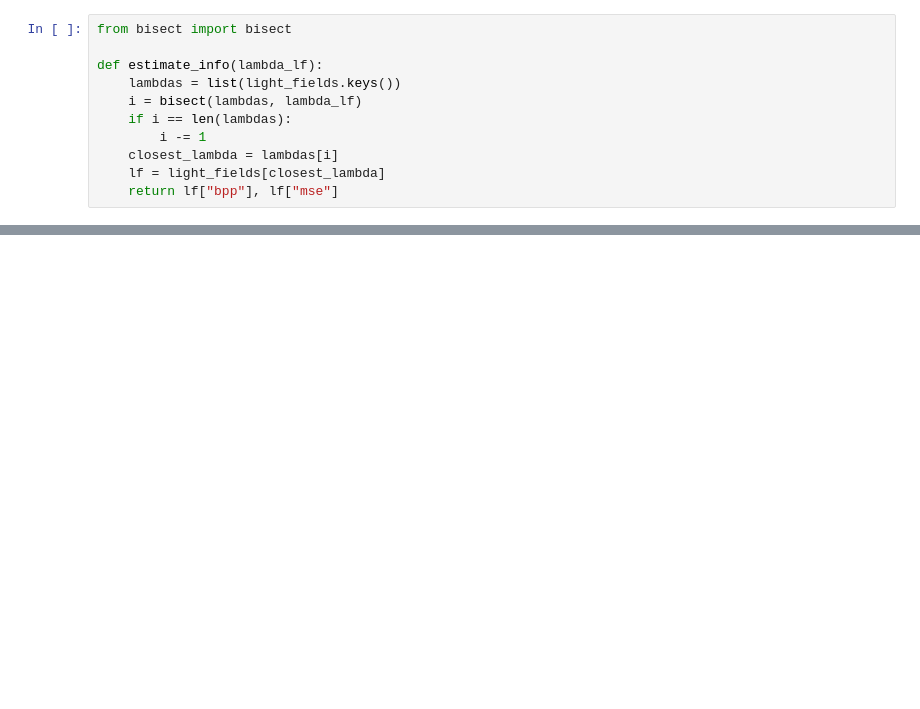
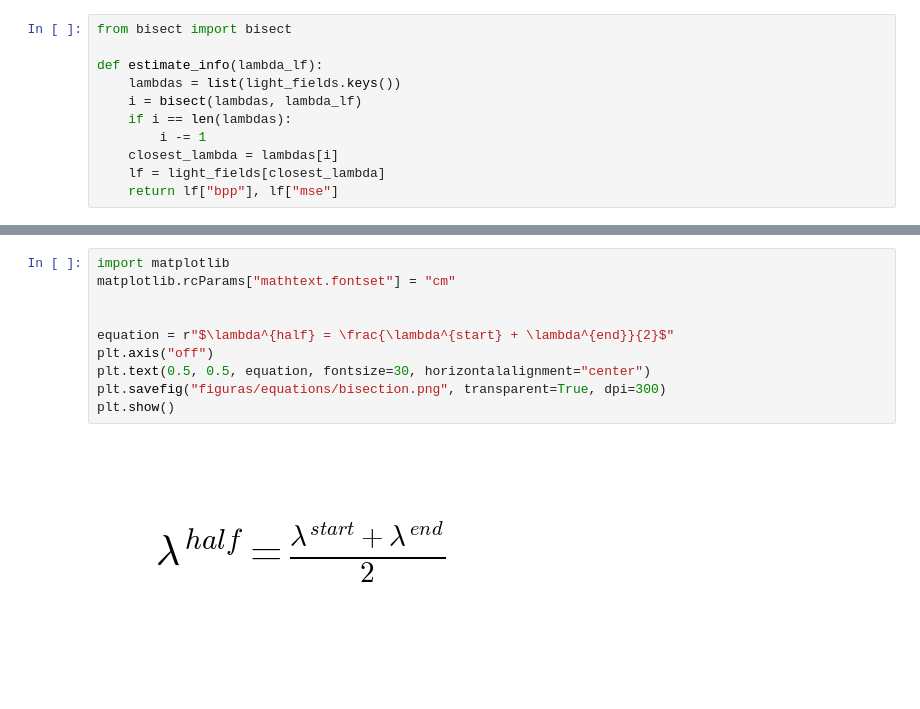
Before and after one commit to andrefpf/codigo-tcc, a Jupyter notebook: presentation_plots.ipynb, the cells around one changed output, grey strips where cells are left out. Saved outputs shown, nothing was run; the diff lists cells and outputs as text; blank space fills up the shorter version.

Commit message:
Update plots

```diff
--- a/presentation_plots.ipynb
+++ b/presentation_plots.ipynb
@@ -98,5 +120,17 @@ interact(bissection, target_rate=(0.01, 0.1, 0.01), iterations=(1, 10))
 # %% [output]
 interactive(children=(FloatSlider(value=0.02, description='target_rate', max=0.1, min=0.01, step=0.01), IntSli…
 <function __main__.bissection(target_rate=0.02, iterations=2)>
+# %%
+import matplotlib
+matplotlib.rcParams["mathtext.fontset"] = "cm"
+
+
+equation = r"$\lambda^{half} = \frac{\lambda^{start} + \lambda^{end}}{2}$"
+plt.axis("off")
+plt.text(0.5, 0.5, equation, fontsize=30, horizontalalignment="center")
+plt.savefig("figuras/equations/bisection.png", transparent=True, dpi=300)
+plt.show()
+# %% [output]
+[figure, added]
 # %%
 import matplotlib.pyplot as plt
```
Also changed, not shown: parts of 6 cells of this notebook, 31 other files.
